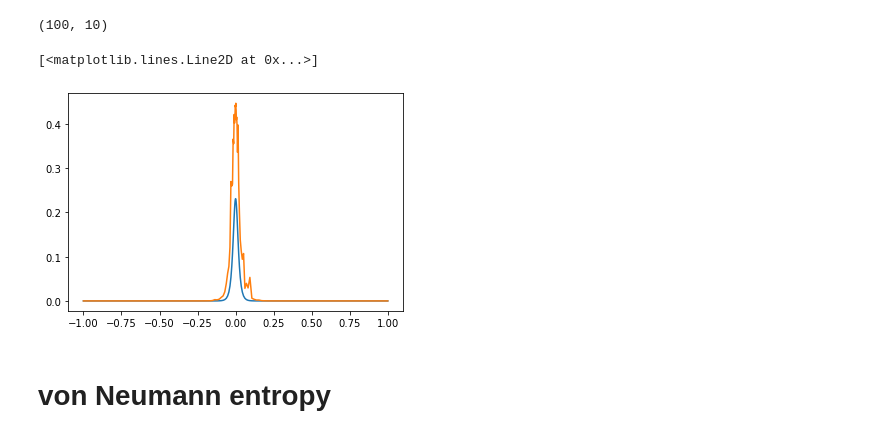
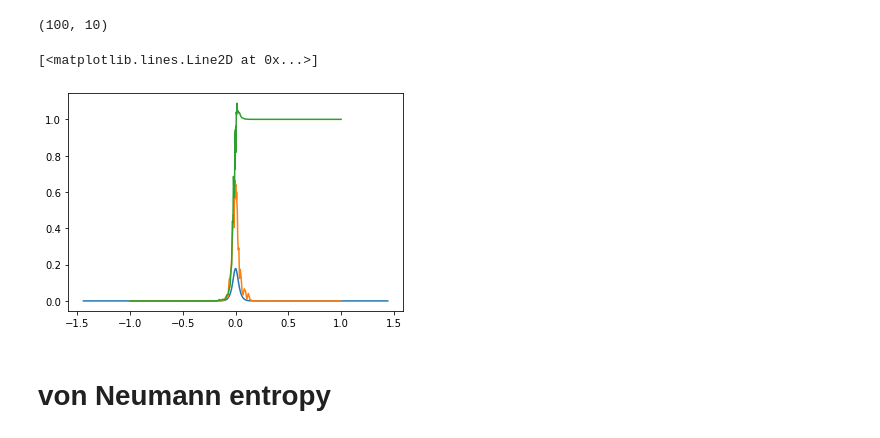
Before and after one commit to hainingpan/SPT, a Jupyter notebook: test_ssh.ipynb, the cells around one changed output. Cells and saved outputs as stored; diff of their text form; code cells hidden in the pictures.

Commit message:
add link measurement using Born rule

```diff
--- a/test_ssh.ipynb
+++ b/test_ssh.ipynb
@@ -302,7 +379,7 @@ Overwriting SSH.py
 # %% [markdown]
 # Test
 # %%
-params=Params(delta=-1,L=100)
+params=Params(delta=0,L=64)
 # %%
-params.measure_all_Born()
+params.measure_all_Born(type='link')
 # %% [output]
@@ -437,25 +532,42 @@ for d_i,delta in enumerate(delta_list):
     # Parallel
     async_result=rc[:].map_sync((lambda p:Params(delta=p[0],L=p[1]).measure_all_Born().log_neg(np.arange(p[1]),np.arange(p[1])+p[1]*2)),[(delta,L) for _ in range(es)])
     LN_Born_list[d_i,:]=async_result
+# %%
+es=100
+L=64
+MI_link_Born_list=np.zeros((len(delta_list),(es)))
+LN_link_Born_list=np.zeros((len(delta_list),(es)))
+delta=0
+for d_i,delta in enumerate(delta_list):
+    # # Serial
+    # for es_i in range(es):
+    #     MI_link_Born_list[d_i,es_i]=Params(delta=delta,L=L).measure_all_Born().mutual_information_m(np.arange(params.L),np.arange(params.L)+params.L*2)
+    #     LN_link_Born_list[d_i,es_i]=Params(delta=delta,L=L).measure_all_Born(type='link').log_neg(np.arange(params.L),np.arange(params.L)+params.L*2)
+
+    #Parallel
+    async_result=rc[:].map_sync((lambda p:Params(delta=p[0],L=p[1]).measure_all_Born(type='link').log_neg(np.arange(p[1]),np.arange(p[1])+p[1]*2)),[(delta,L) for _ in range(es)])
+    LN_link_Born_list[d_i,:]=async_result
 # %%
 np.array(MI_Born_list).shape
 # %% [output]
 (100, 10)
 # %%
-plt.plot(delta_list,MI_no_list)
-# plt.plot(delta_list,LN_no_list)
+# plt.plot(delta_list,MI_no_list)
+plt.plot(delta_list/np.log(2),LN_no_list)
 
 # plt.plot(delta_list,MI_pos_list)
 # plt.plot(delta_list,LN_pos_list)
 
 # plt.plot(delta_list,MI_neg_list)
 # plt.plot(delta_list,LN_neg_list)
 
 # plt.plot(delta_list,np.array(MI_Born_list).mean(axis=1))
-plt.plot(delta_list,np.array(LN_Born_list).mean(axis=1))
+plt.plot(delta_list,np.array(LN_Born_list/np.log(2)).mean(axis=1))
+
+plt.plot(delta_list,np.array(LN_link_Born_list/np.log(2)).mean(axis=1))
 # %% [output]
 [<matplotlib.lines.Line2D at 0x...>]
-[figure, old version]
+[figure, new version]
 # %% [markdown]
 # von Neumann entropy
 # %%
```
Also changed, not shown: parts of 3 cells of this notebook, 2 other files.
